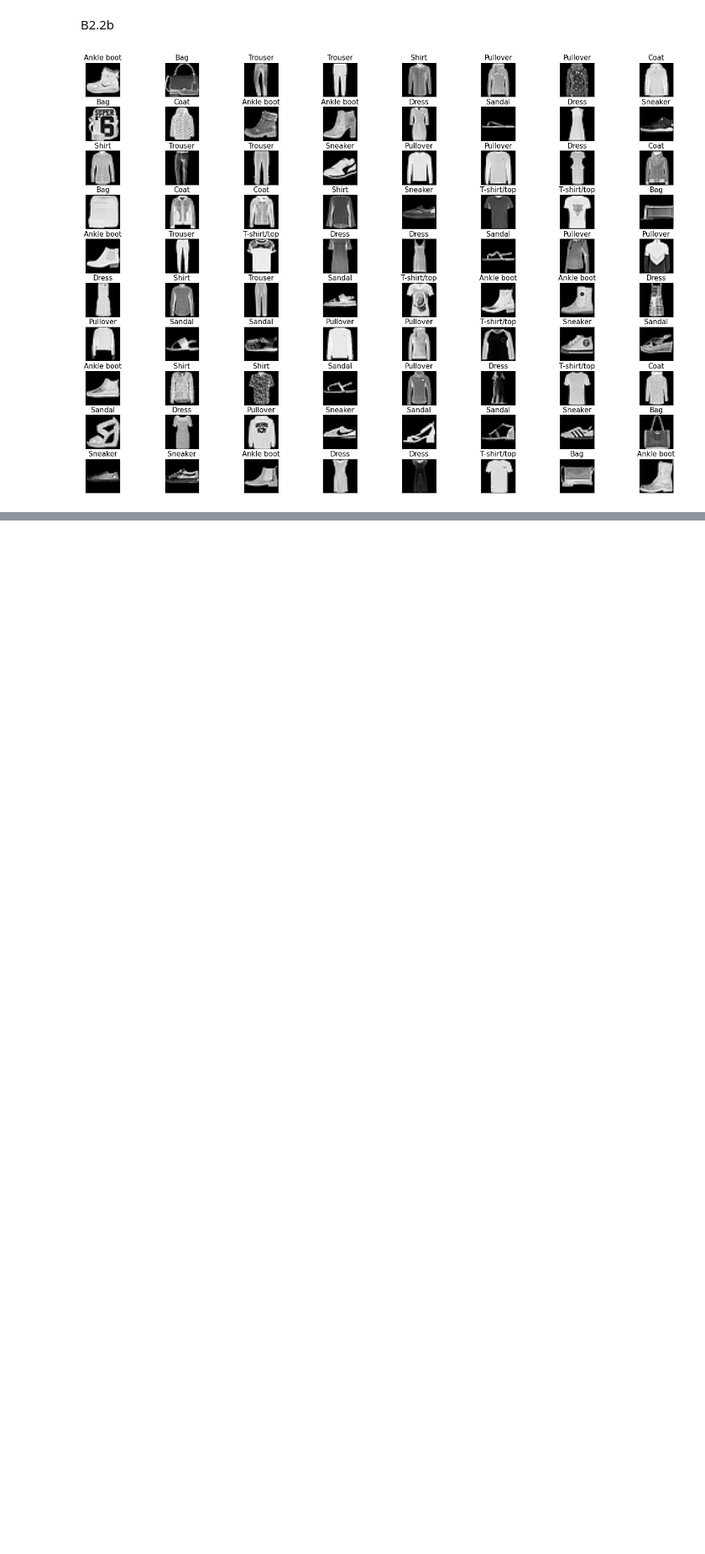
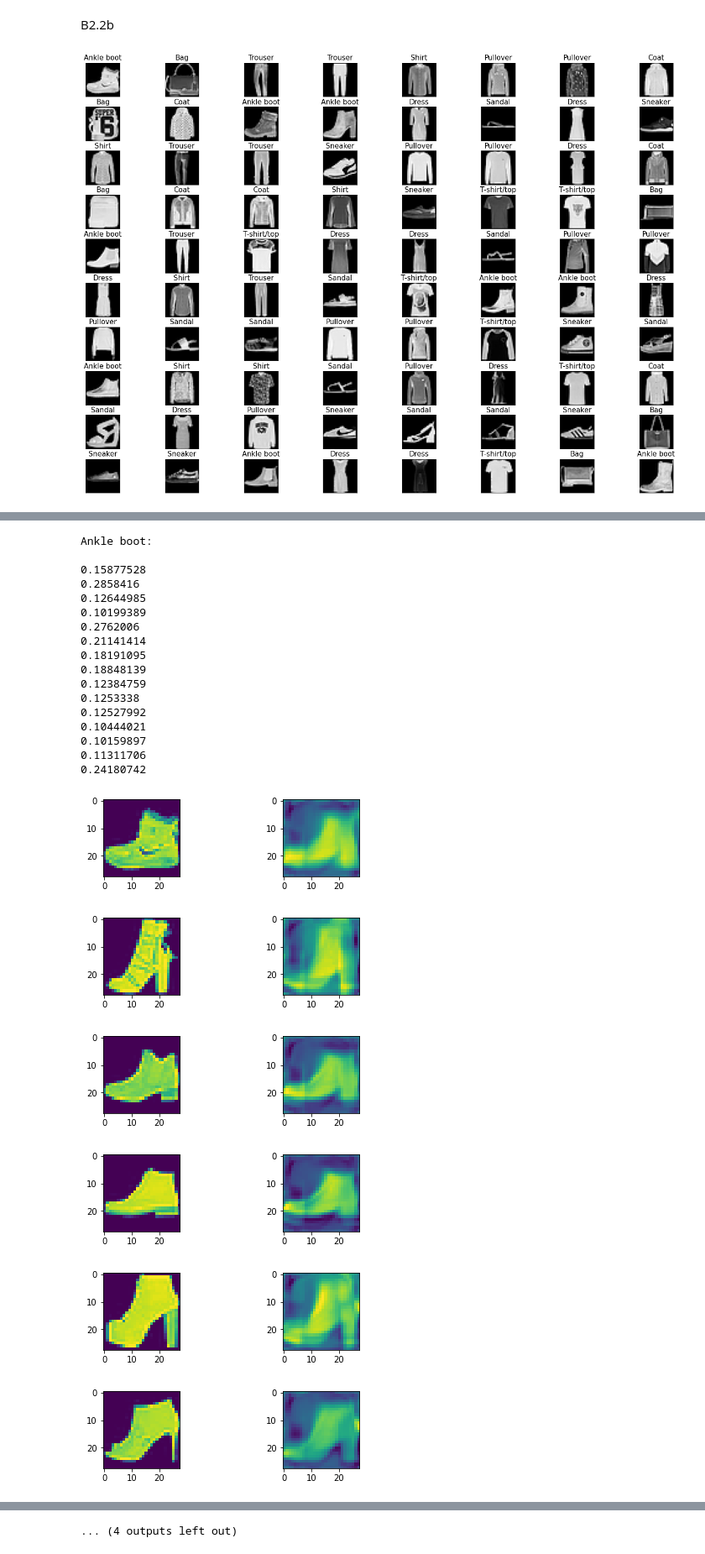
Before and after one commit to ZChen143/ML, a Jupyter notebook: ml.ipynb, the cells around one changed output, grey strips where cells are left out. Shown at 84% size. Drawn from its saved outputs; the diff is of its cells as text; code cells hidden in the pictures; blank space fills up the shorter version.

```diff
--- a/ml.ipynb
+++ b/ml.ipynb
@@ -471,0 +553,26 @@ fig.tight_layout()
+# %%
+reconstrcut_30_images(9)
+# %% [output]
+Ankle boot:
+
+0.15877528
+0.2858416
+0.12644985
+0.10199389
+0.2762006
+0.21141414
+0.18191095
+0.18848139
+0.12384759
+0.1253338
+0.12527992
+0.10444021
+0.10159897
+0.11311706
+0.24180742
+[figure, added]
+[figure, added]
+[figure, added]
+[figure, added]
+[figure, added]
+[figure, added]
@@ -471,0 +584 @@ fig.tight_layout()
+... (4 outputs left out)
```
Also changed, not shown: parts of 25 cells of this notebook.
